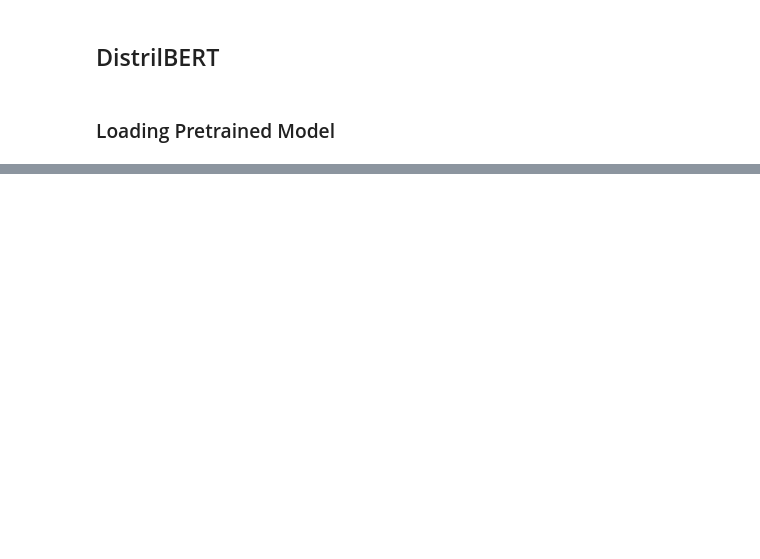
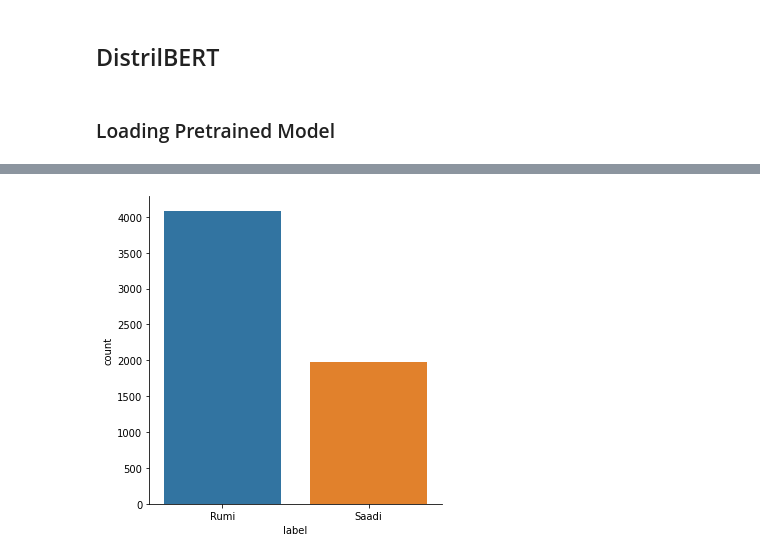
Before and after one commit to erfansobhaei/kaggleship, a Jupyter notebook: PersainPoemClassifier.ipynb, the cells around one changed output, grey strips where cells are left out. Cells and saved outputs as stored; diff of their text form; code cells hidden in the pictures; blank space fills up the shorter version.

```diff
--- a/PersainPoemClassifier.ipynb
+++ b/PersainPoemClassifier.ipynb
@@ -582,0 +553,7 @@ Find logs at: ./wandb/run-20220124_181242-19o4f0sh/logs
+# %%
+df_rumi_org = read_file('./dataset/org/poetry_rumi.txt', 'Rumi')
+df_saadi_org = read_file('./dataset/org/poetry_saadi.txt', 'Saadi')
+
+df_org = pd.concat([df_rumi_org, df_saadi_org], ignore_index=True)
+df = df_org.sample(frac=1).reset_index(drop=True)
+df.head()
@@ -582,0 +567,5 @@ Find logs at: ./wandb/run-20220124_181242-19o4f0sh/logs
+# %%
+sns.catplot(data=df, x='label', kind='count')
+plt.show()
+# %% [output]
+[figure, added]
```
Also changed, not shown: parts of 26 cells of this notebook.
